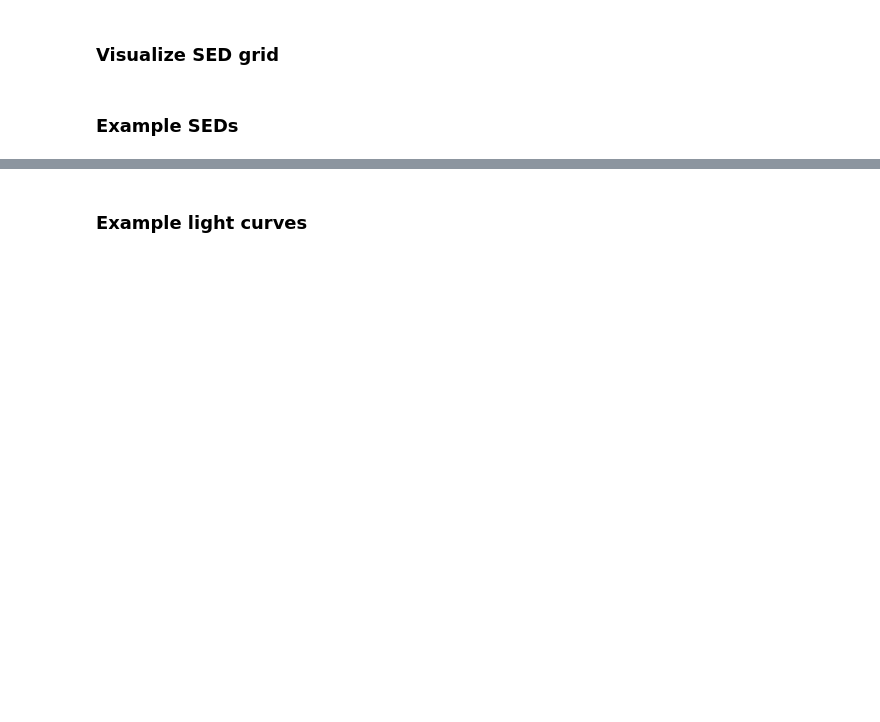
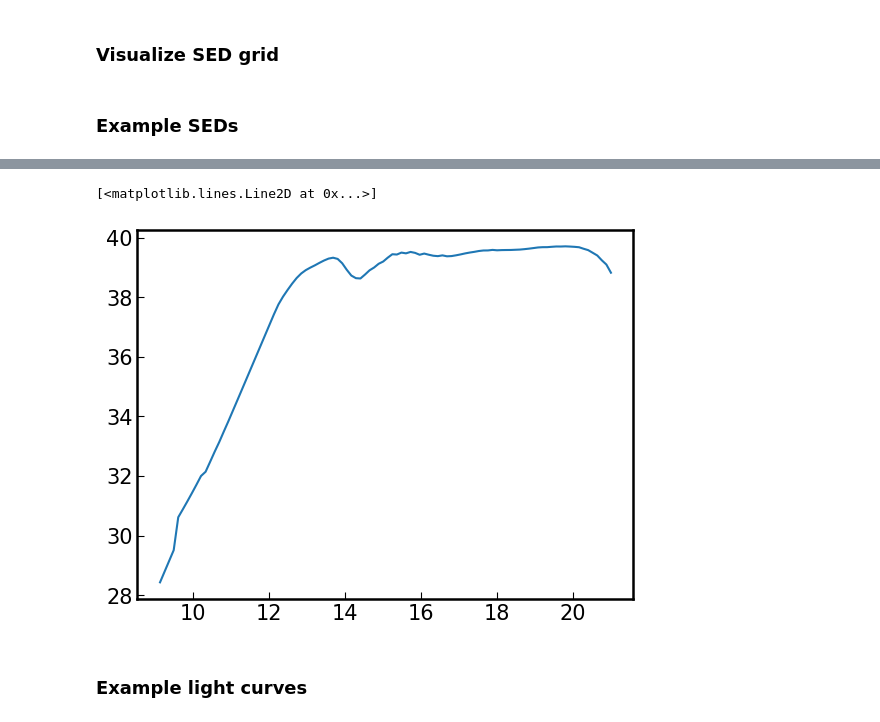
Before and after one commit to burke86/imbh_forecast, a Jupyter notebook: forecast.ipynb, the cells around one changed output, grey strips where cells are left out. Cells and saved outputs as stored; diff of their text form; code cells hidden in the pictures; blank space fills up the shorter version.

Commit message:
add riaf function (not yet implemented) + other sed fixes

```diff
--- a/forecast.ipynb
+++ b/forecast.ipynb
@@ -2230,0 +2353,6 @@ fig.savefig('sed.pdf', dpi=300)
+# %%
+dat = np.loadtxt('/home/colinjb2/riaf-sed/fortran/spectrum.dat')
+plt.plot(dat[:,0], dat[:,1])
+# %% [output]
+[<matplotlib.lines.Line2D at 0x...>]
+[figure, added]
```
Also changed, not shown: parts of 56 cells of this notebook, 1 other file.
